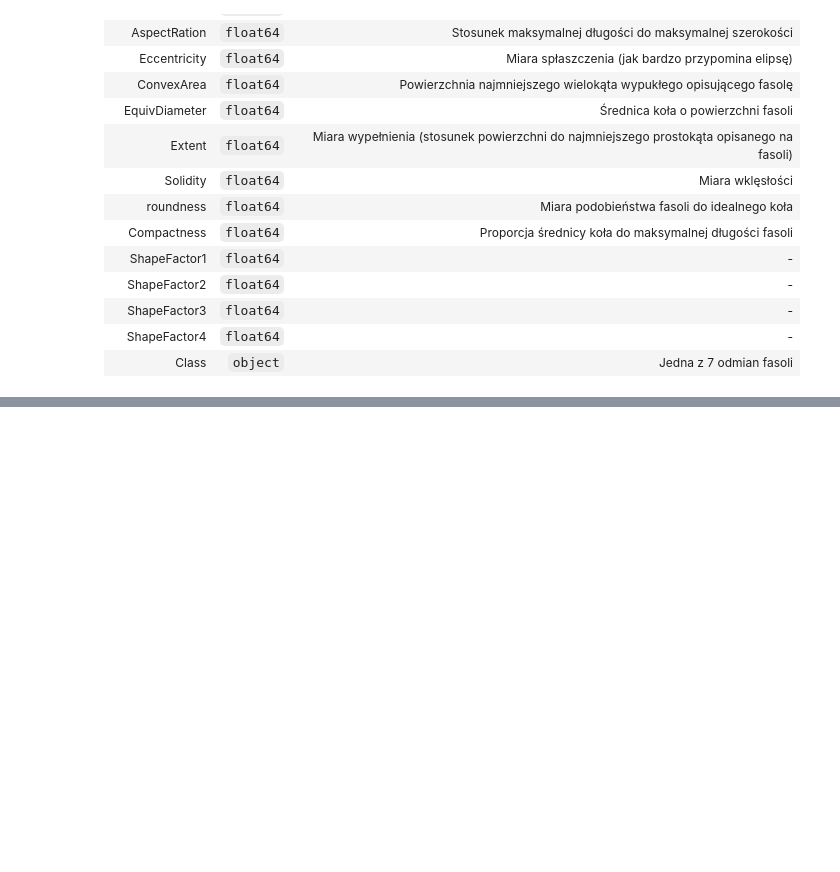
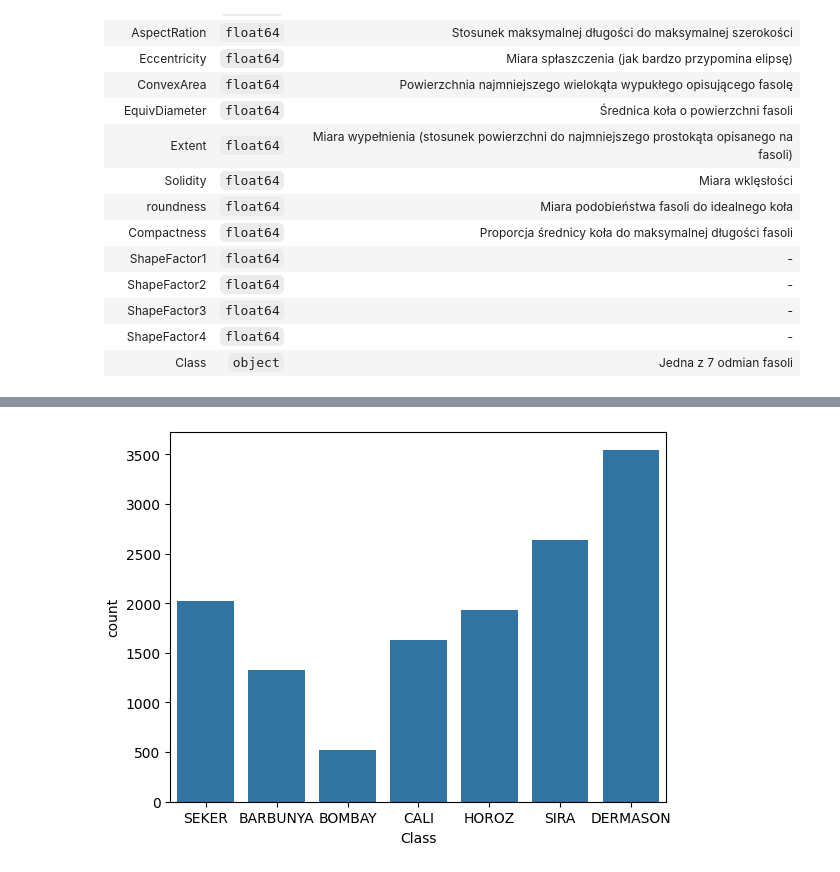
Before and after one commit to Zajecia-na-PWr-LR/lista7-MateuszOlech, a Jupyter notebook: Lista7.ipynb, the cells around one changed output, grey strips where cells are left out. Saved outputs shown, nothing was run; the diff lists cells and outputs as text; code cells hidden in the pictures; blank space fills up the shorter version.

```diff
--- a/Lista7.ipynb
+++ b/Lista7.ipynb
@@ -71,0 +108,5 @@ df.describe()
+# %%
+sns.countplot(data=df, x='Class')
+plt.show()
+# %% [output]
+[figure, added]
```
Also changed, not shown: parts of 7 cells of this notebook.
